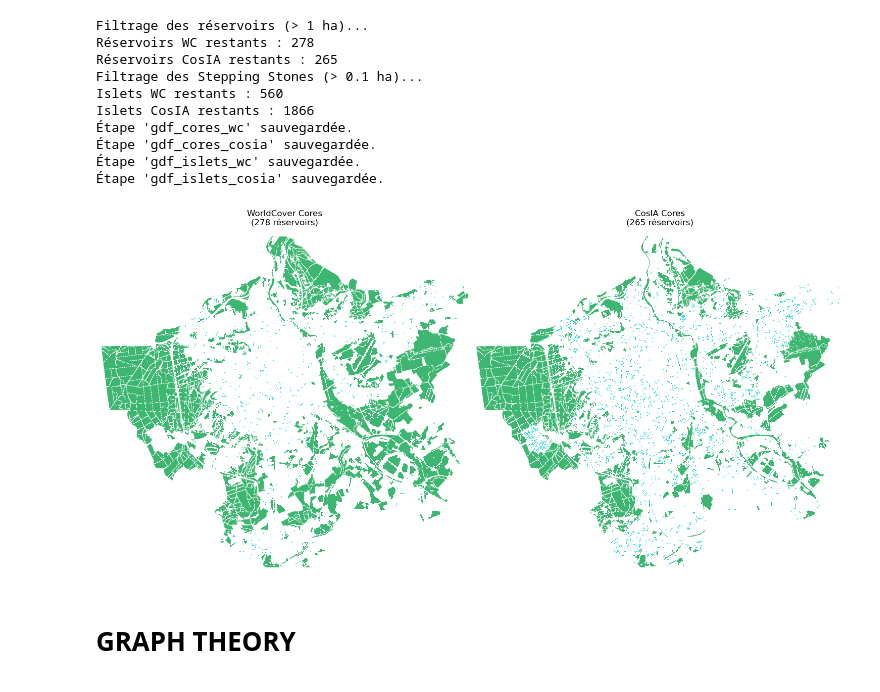
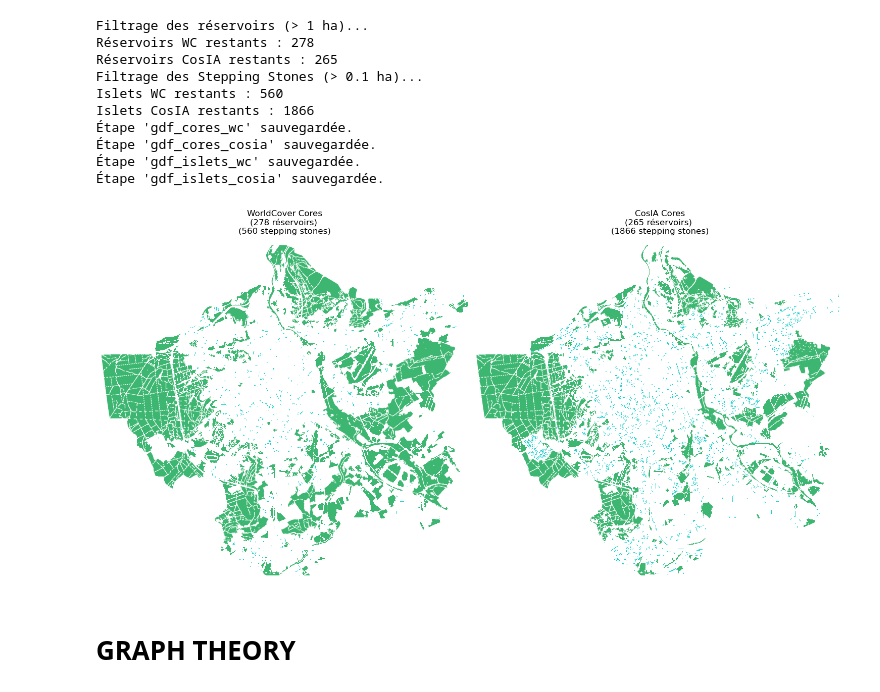
Before and after one commit to marion-billy/urbiverde_ivb, a Jupyter notebook: tutos/test_pipeline.ipynb, the cells around one changed output. Drawn from its saved outputs; the diff is of its cells as text; code cells hidden in the pictures.

```diff
--- a/tutos/test_pipeline.ipynb
+++ b/tutos/test_pipeline.ipynb
@@ -145,7 +180,7 @@ print(f"  Valeurs uniques ({len(valeurs)}) : {valeurs.astype(int).tolist()}")
   Valeurs uniques (7) : [10, 30, 40, 50, 60, 80, 90]
 # %%
 # --- 4. DONNÉES CosIA ---
-cosia_path = f"/home/jovyan/nfs/team/marion/data/cosia/{DEPARTEMENT}_*.gpkg"
+cosia_path = f"/home/jovyan/work/team/marion/data/cosia/{DEPARTEMENT}_*.gpkg"
 aoi_l93 = aoi_raw.to_crs(epsg=2154)
 
 # unify_data charge tout en mémoire, on clip immédiatement après
@@ -223,6 +258,7 @@ full_vector = full_vector.sort_values(by='priority')
 print(f"  Rastérisation de {len(full_vector)} entités...") # (ignore les TopologyException)
 rasterized_arr = features.rasterize(
     shapes=[(geom, val) for geom, val in zip(full_vector.geometry.simplify(0.5), full_vector.wc_code)], # On simplifie à 50cm pour la vitesse
+    out_shape=wc_data.shape,
     transform=wc_data.rio.transform(),
     fill=0,
     dtype='uint8'
@@ -468,29 +504,29 @@ Islets CosIA restants : 1866
 # %%
 fig, (ax1, ax2) = plt.subplots(1, 2, figsize=(15, 8))
 
 # Emprise de référence (La Roche-sur-Yon)
 minx, miny, maxx, maxy = aoi_utm.total_bounds
 
 # Visualisation WorldCover
 gdf_cores_wc.plot(ax=ax1, color='#27ae60', edgecolor='none', alpha=0.9)
 gdf_islets_wc.plot(ax=ax1, color='#00cec9', edgecolor='none', alpha=0.9)
 ax1.set_xlim(minx, maxx)
 ax1.set_ylim(miny, maxy)
-ax1.set_title(f"WorldCover Cores\n({len(gdf_cores_wc)} réservoirs)")
+ax1.set_title(f"WorldCover Cores\n({len(gdf_cores_wc)} réservoirs) \n({len(gdf_islets_wc)} stepping stones)")
 ax1.set_axis_off()
 
 # Visualisation CosIA
 gdf_cores_cosia.plot(ax=ax2, color='#27ae60', edgecolor='none', alpha=0.9)
 gdf_islets_cosia.plot(ax=ax2, color='#00cec9', edgecolor='none', alpha=0.9)
 ax2.set_xlim(minx, maxx)
 ax2.set_ylim(miny, maxy)
-ax2.set_title(f"CosIA Cores\n({len(gdf_cores_cosia)} réservoirs)")
+ax2.set_title(f"CosIA Cores\n({len(gdf_cores_cosia)} réservoirs) \n({len(gdf_islets_cosia)} stepping stones)")
 ax2.set_axis_off()
 
 plt.tight_layout()
 plt.show()
 # %% [output]
-[figure, old version]
+[figure, new version]
 # %% [markdown]
 # **GRAPH THEORY**
 # %%
```
Also changed, not shown: parts of 9 cells of this notebook.
